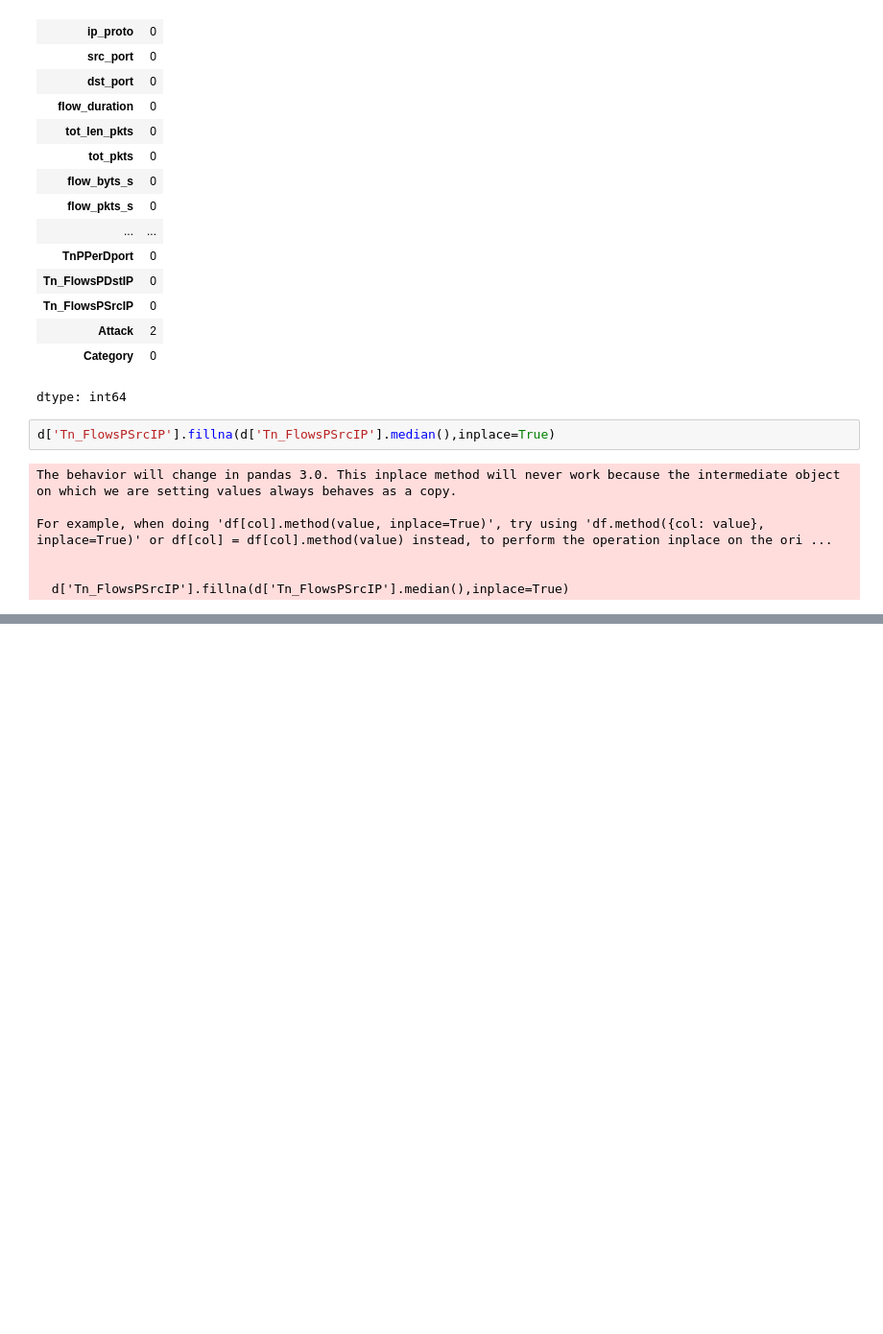
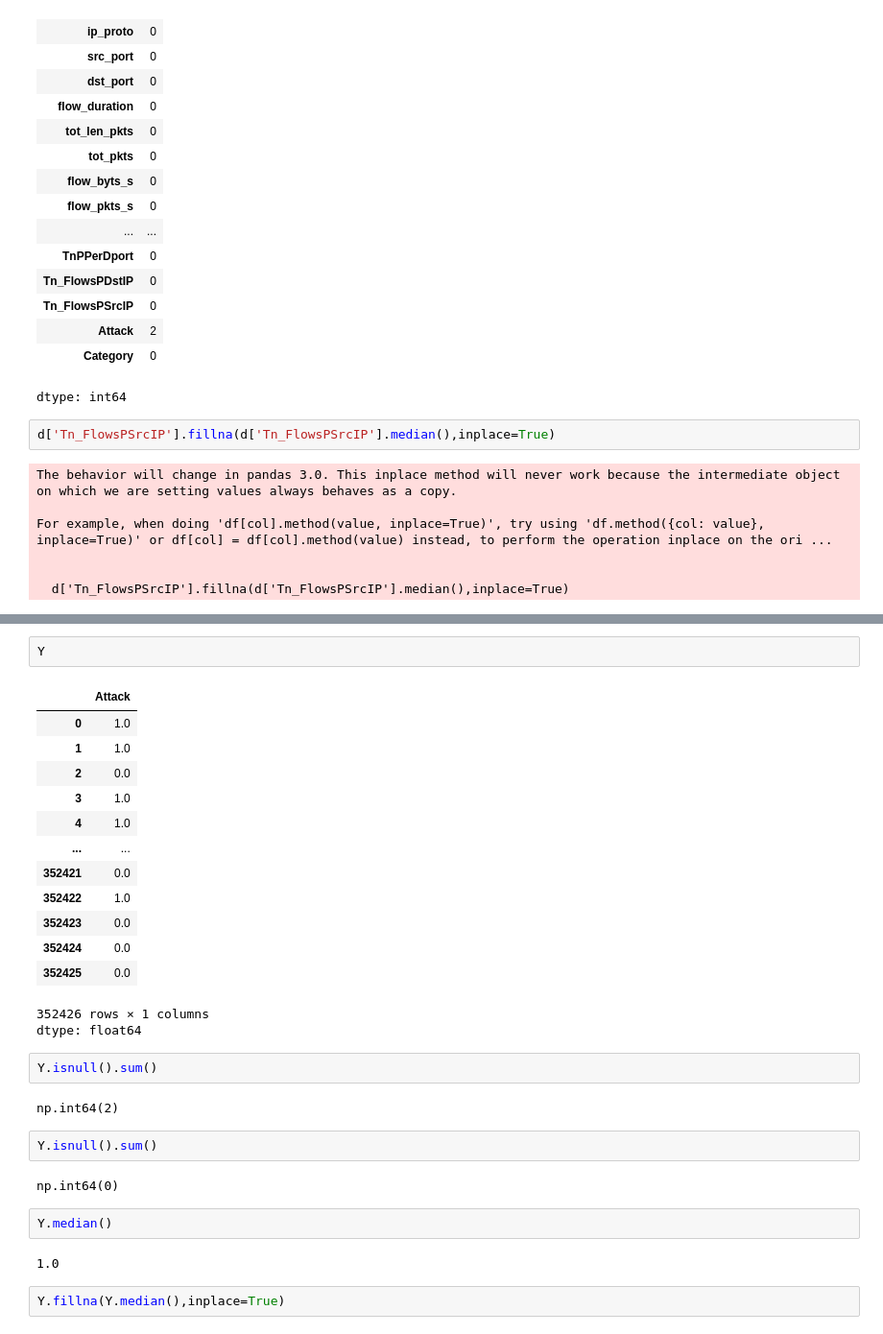
Before and after one commit to OmegaS48/Internship_NITP, a Jupyter notebook: Intern_Day2.ipynb, the cells around one changed output, grey strips where cells are left out. Shown at 96% size. Drawn from its saved outputs; the diff is of its cells as text; blank space fills up the shorter version.

```diff
--- a/Intern_Day2.ipynb
+++ b/Intern_Day2.ipynb
@@ -618,0 +638,31 @@ For example, when doing 'df[col].method(value, inplace=True)', try using 'df.met
+# %%
+Y
+# %% [output]
+|  | Attack |
+| 0 | 1.0 |
+| 1 | 1.0 |
+| 2 | 0.0 |
+| 3 | 1.0 |
+| 4 | 1.0 |
+| ... | ... |
+| 352421 | 0.0 |
+| 352422 | 1.0 |
+| 352423 | 0.0 |
+| 352424 | 0.0 |
+| 352425 | 0.0 |
+352426 rows × 1 columns
+dtype: float64
+# %%
+Y.isnull().sum()
+# %% [output]
+np.int64(2)
+# %%
+Y.isnull().sum()
+# %% [output]
+np.int64(0)
+# %%
+Y.median()
+# %% [output]
+1.0
+# %%
+Y.fillna(Y.median(),inplace=True)
```
Also changed, not shown: parts of 17 cells of this notebook.
